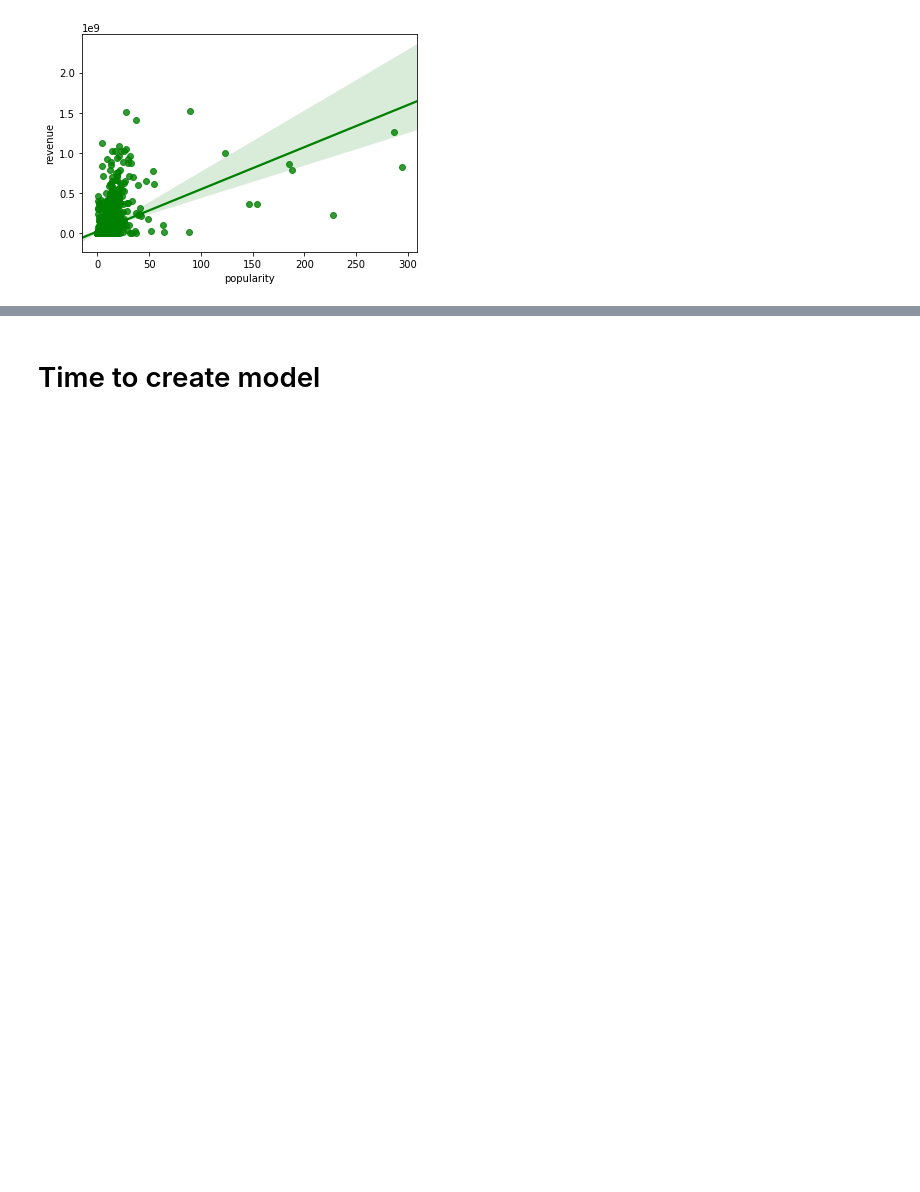
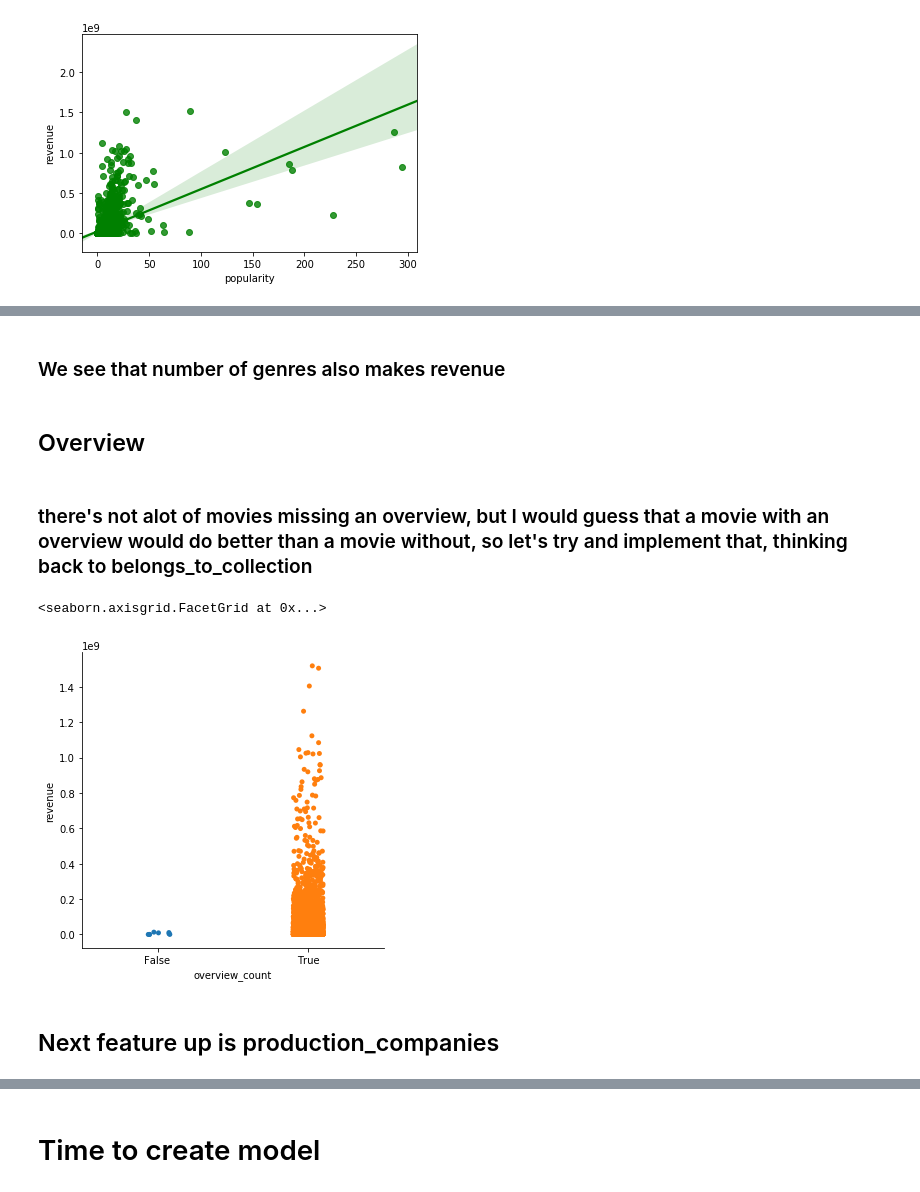
Before and after one commit to Jaroschgg/DAT158ML-OBLIG2-GROUP1, a Jupyter notebook: Oblig2.ipynb, the cells around one changed output, grey strips where cells are left out. Cells and saved outputs as stored; diff of their text form; code cells hidden in the pictures; blank space fills up the shorter version.

```diff
--- a/Oblig2.ipynb
+++ b/Oblig2.ipynb
@@ -525,0 +263,15 @@ test['release_dayofweek'] = test['release_dayofweek'].fillna(0) #1 missing value
+# %% [markdown]
+### We see that number of genres also makes revenue
+# %% [markdown]
+## Overview
+# %% [markdown]
+### there's not alot of movies missing an overview, but I would guess that a movie with an overview would do better than a movie without, so let's try and implement that, thinking back to belongs_to_collection
+# %%
+train_relevant['overview_count'] = train_relevant['overview'].apply(lambda x: False if pd.isnull(x) else True)
+
+sns.catplot(x = 'overview_count', y = 'revenue', data=train_relevant)
+# %% [output]
+<seaborn.axisgrid.FacetGrid at 0x...>
+[figure, added]
+# %% [markdown]
+## Next feature up is production_companies
```
Also changed, not shown: parts of 153 cells of this notebook.
